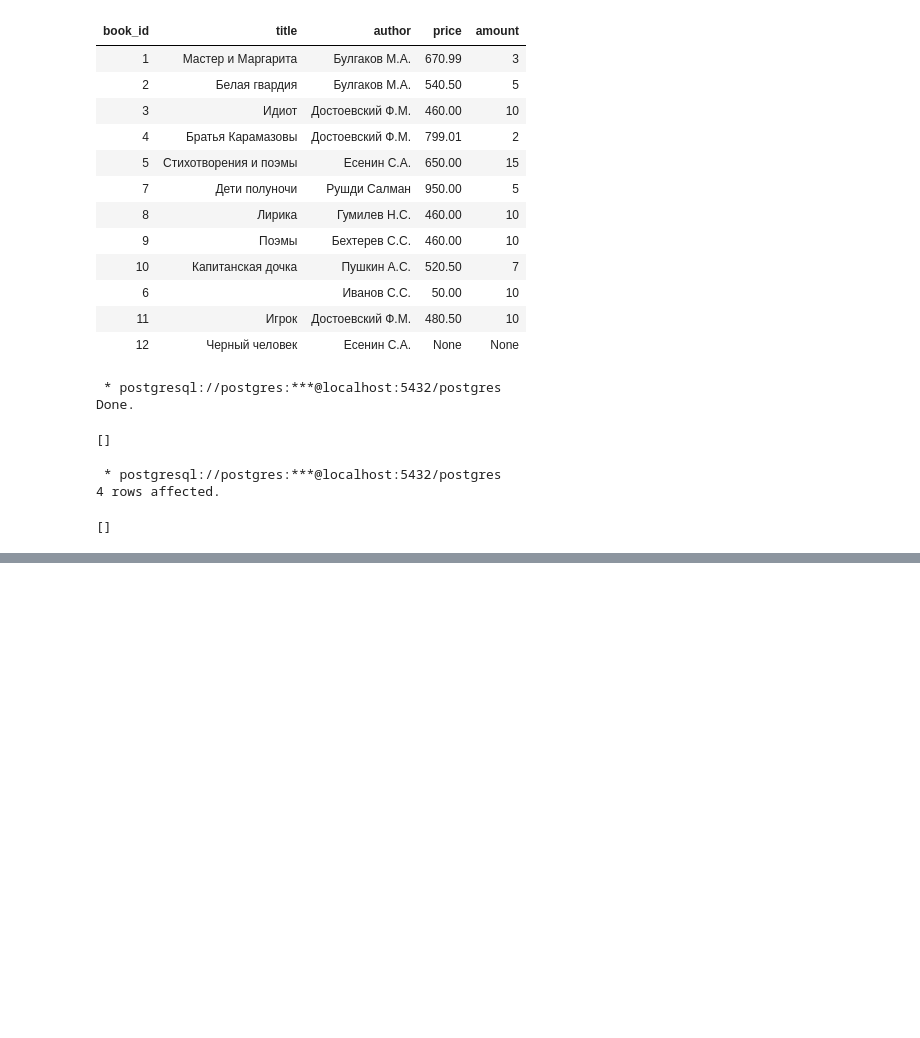
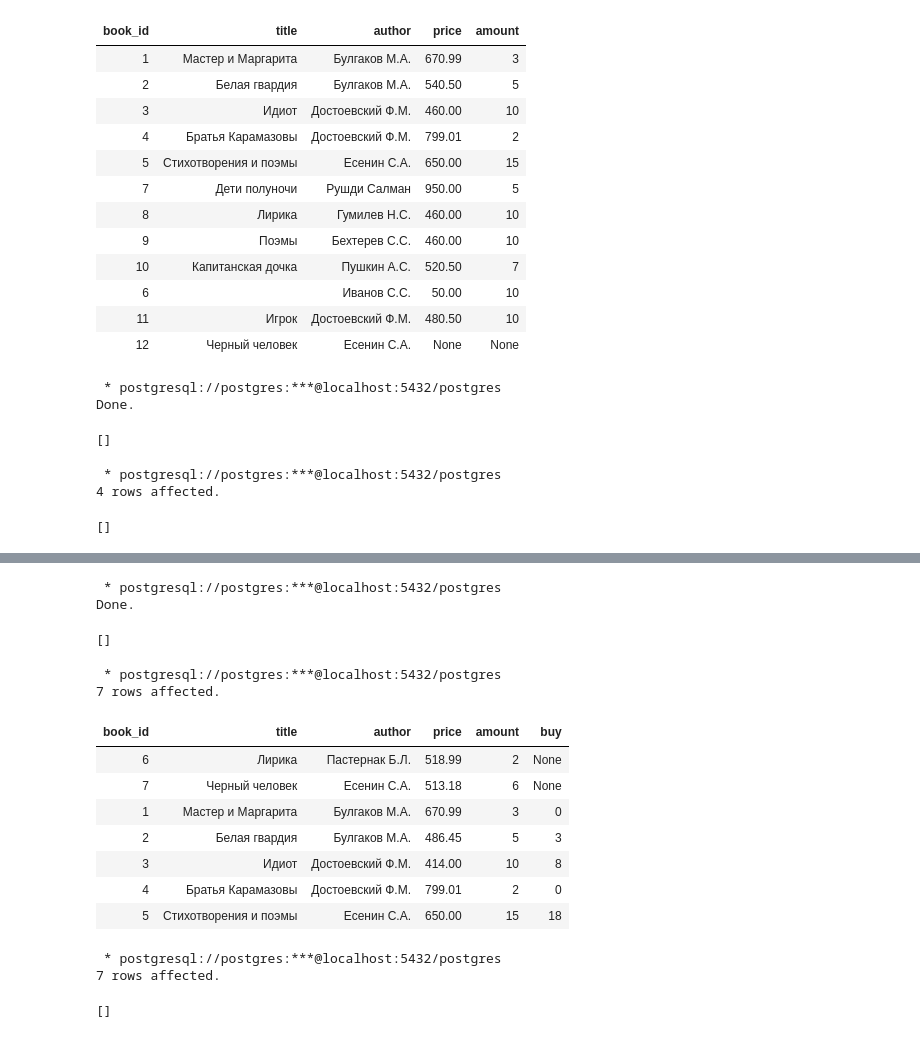
Before and after one commit to letrepas/Interactive-SQL-Simulator, a Jupyter notebook: SQL.ipynb, the cells around one changed output, grey strips where cells are left out. Saved outputs shown, nothing was run; the diff lists cells and outputs as text; code cells hidden in the pictures; blank space fills up the shorter version.

```diff
--- a/SQL.ipynb
+++ b/SQL.ipynb
@@ -856,0 +881,30 @@ SELECT * FROM stepik.book;
+# %%
+%%sql
+ALTER TABLE stepik.book ADD COLUMN buy INT;
+# %% [output]
+ * postgresql://postgres:***@localhost:5432/postgres
+Done.
+[]
+# %%
+%%sql
+SELECT * FROM stepik.book
+# %% [output]
+ * postgresql://postgres:***@localhost:5432/postgres
+7 rows affected.
+| book_id | title | author | price | amount | buy |
+| 6 | Лирика | Пастернак Б.Л. | 518.99 | 2 | None |
+| 7 | Черный человек | Есенин С.А. | 513.18 | 6 | None |
+| 1 | Мастер и Маргарита | Булгаков М.А. | 670.99 | 3 | 0 |
+| 2 | Белая гвардия | Булгаков М.А. | 486.45 | 5 | 3 |
+| 3 | Идиот | Достоевский Ф.М. | 414.00 | 10 | 8 |
+| 4 | Братья Карамазовы | Достоевский Ф.М. | 799.01 | 2 | 0 |
+| 5 | Стихотворения и поэмы | Есенин С.А. | 650.00 | 15 | 18 |
+# %%
+%%sql
+UPDATE stepik.book
+SET buy = CASE WHEN buy < amount THEN amount ELSE buy END ,
+    price = CASE WHEN buy = 0 THEN price ELSE price END
+# %% [output]
+ * postgresql://postgres:***@localhost:5432/postgres
+7 rows affected.
+[]
```
Also changed, not shown: parts of 8 cells of this notebook.
